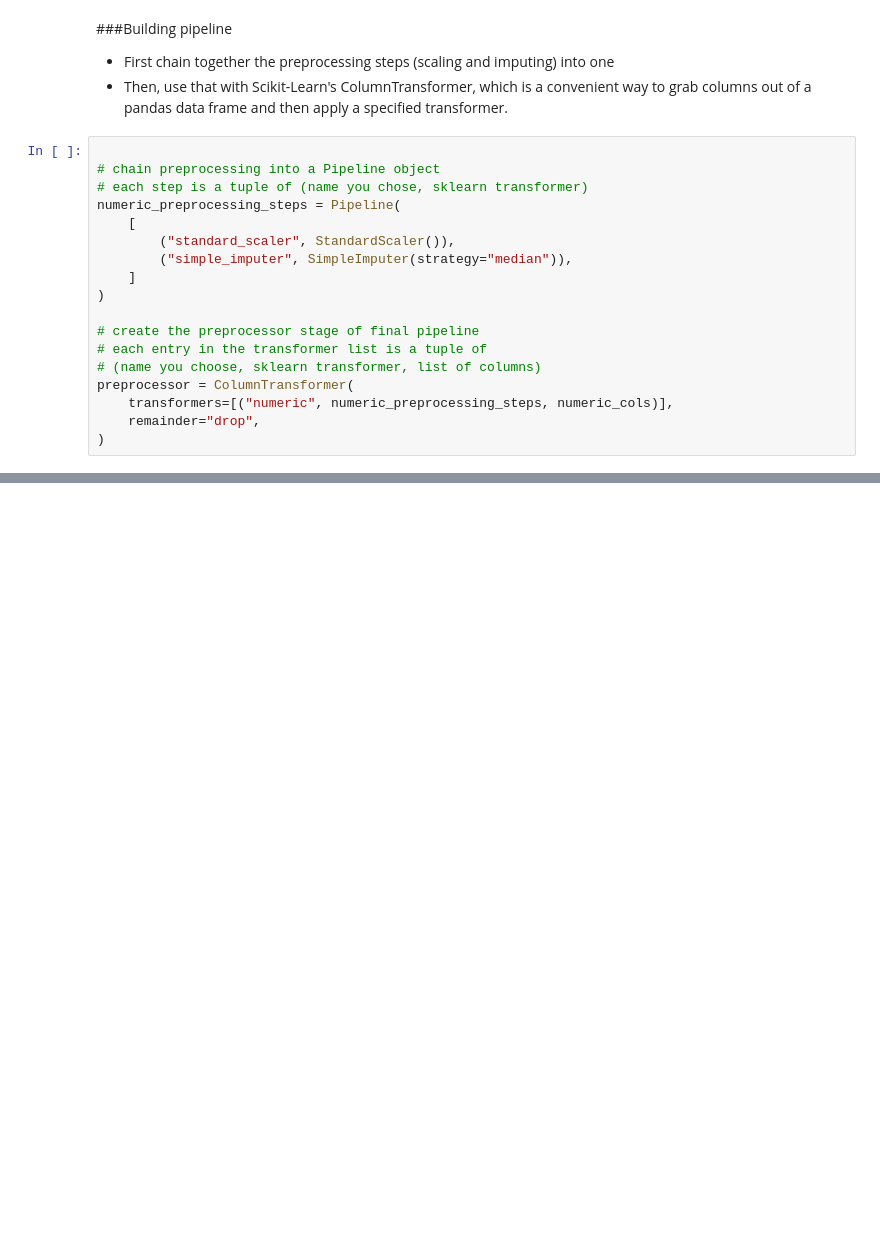
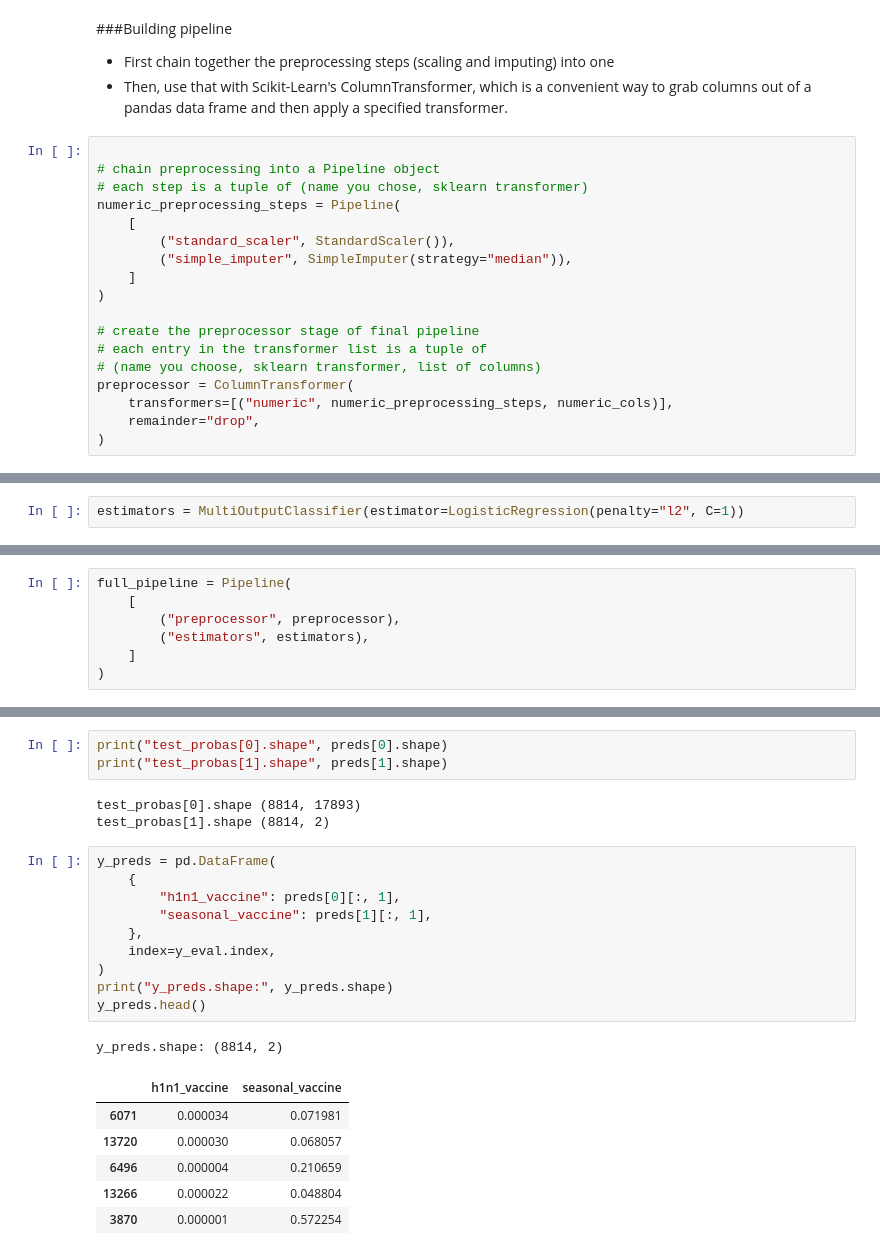
Before and after one commit to Rlours/VaccinePrediction-H1N1_Flu, a Jupyter notebook: H1N1_Flu_VaccinePrediction.ipynb, the cells around one changed output, grey strips where cells are left out. Drawn from its saved outputs; the diff is of its cells as text; blank space fills up the shorter version.

```diff
--- a/H1N1_Flu_VaccinePrediction.ipynb
+++ b/H1N1_Flu_VaccinePrediction.ipynb
@@ -379,0 +386,2 @@ preprocessor = ColumnTransformer(
+# %%
+estimators = MultiOutputClassifier(estimator=LogisticRegression(penalty="l2", C=1))
@@ -379,0 +390,7 @@ preprocessor = ColumnTransformer(
+# %%
+full_pipeline = Pipeline(
+    [
+        ("preprocessor", preprocessor),
+        ("estimators", estimators),
+    ]
+)
@@ -379,0 +467,24 @@ preprocessor = ColumnTransformer(
+# %%
+print("test_probas[0].shape", preds[0].shape)
+print("test_probas[1].shape", preds[1].shape)
+# %% [output]
+test_probas[0].shape (8814, 17893)
+test_probas[1].shape (8814, 2)
+# %%
+y_preds = pd.DataFrame(
+    {
+        "h1n1_vaccine": preds[0][:, 1],
+        "seasonal_vaccine": preds[1][:, 1],
+    },
+    index=y_eval.index,
+)
+print("y_preds.shape:", y_preds.shape)
+y_preds.head()
+# %% [output]
+y_preds.shape: (8814, 2)
+|  | h1n1_vaccine | seasonal_vaccine |
+| 6071 | 0.000034 | 0.071981 |
+| 13720 | 0.000030 | 0.068057 |
+| 6496 | 0.000004 | 0.210659 |
+| 13266 | 0.000022 | 0.048804 |
+| 3870 | 0.000001 | 0.572254 |
```
Also changed, not shown: parts of 10 cells of this notebook.
